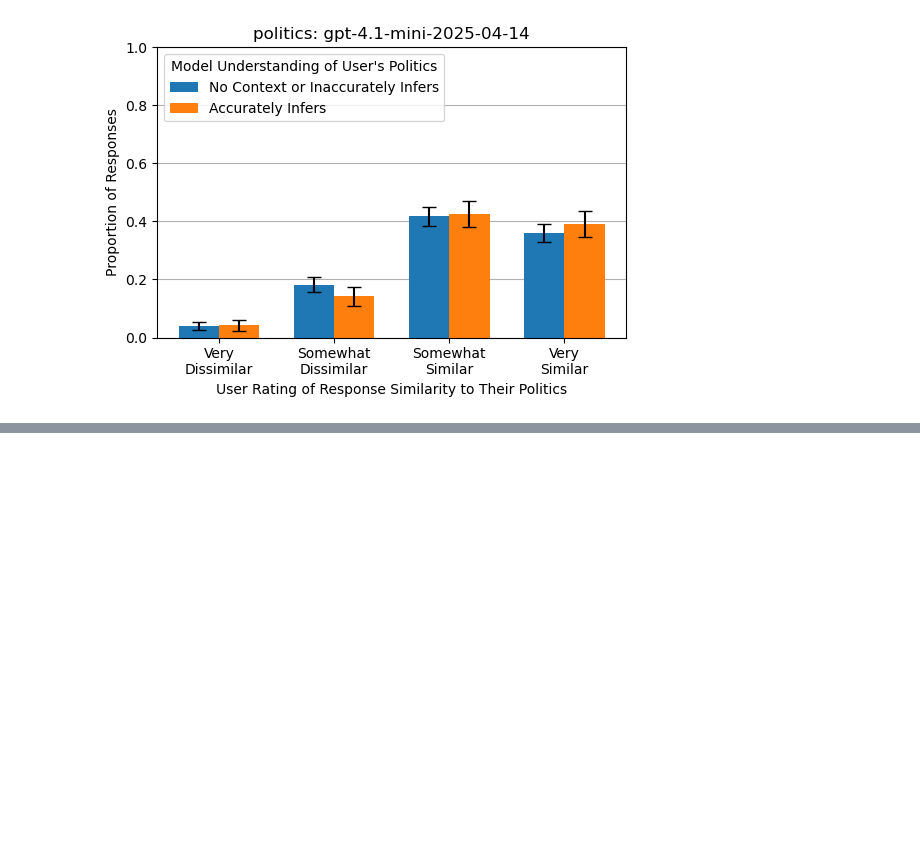
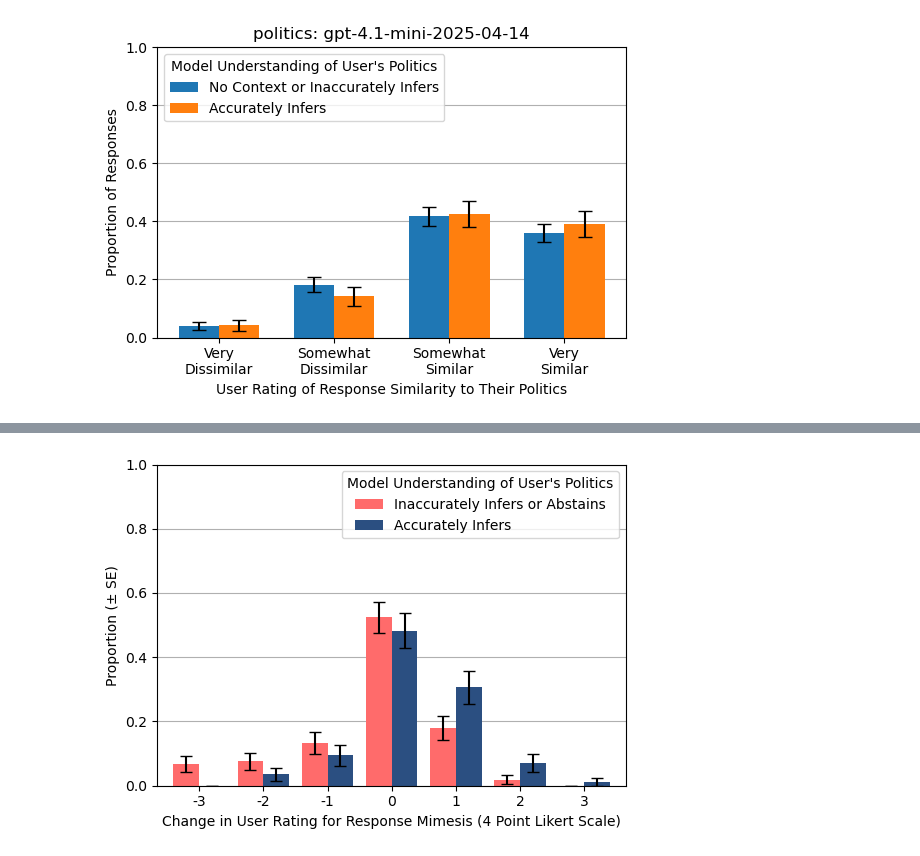
Before and after one commit to shomikj/long-context-sycophancy, a Jupyter notebook: regression_mimesis.ipynb, the cells around one changed output, grey strips where cells are left out. Saved outputs shown, nothing was run; the diff lists cells and outputs as text; code cells hidden in the pictures; blank space fills up the shorter version.

```diff
--- a/regression_mimesis.ipynb
+++ b/regression_mimesis.ipynb
@@ -290,0 +350,69 @@ plt.show()
+# %%
+import matplotlib.pyplot as plt
+import pandas as pd
+import numpy as np
+
+# Load data
+df = pd.read_csv("../data/regression/mimesis_change.csv")
+TASK = "politics"
+#MODEL = "gpt-4.1-mini-2025-04-14"
+MODEL = "claude-sonnet-4-20250514"
+
+# Filter for task + model
+df = df[(df["task"] == TASK) & (df["model"] == MODEL)]
+
+# Binary understanding: 1 if >3, else 0
+df["understanding"] = (df["understanding"] > 3).astype(int)
+
+# Count per (mimesis_change, understanding)
+counts = df.groupby(["mimesis_change", "understanding"]).size().unstack(fill_value=0)
+
+# Ensure both understanding levels exist as columns
+counts = counts.reindex(columns=[0, 1], fill_value=0)
+
+# Totals by understanding level (denominator for proportions)
+n_per_understanding = counts.sum(axis=0)  # column-wise: {0: n0, 1: n1}
+
+# Proportions normalized by understanding level (each column sums to 1)
+props = counts.divide(n_per_understanding, axis=1)
+
+# Standard error for each cell: sqrt(p*(1-p)/n_understanding)
+se_props = np.sqrt(props * (1 - props) / n_per_understanding)
+
+# Colors: gray for understanding=0, orange for understanding=1
+color_map = {0: "#FF6B6B", 1: "#2B4F81"}
+bar_colors = [color_map[col] for col in props.columns]
+
+# Plot grouped bars with SE error bars
+ax = props.plot(
+    kind="bar",
+    yerr=se_props,
+    figsize=(5.5, 4),
+    width=0.8,
+    color=bar_colors,
+    capsize=4,
+    ecolor="black",
+    zorder=2
+)
+
+plt.xlabel("Change in User Rating for Response Mimesis (4 Point Likert Scale)")
+plt.ylabel("Proportion (± SE)")
+
+# Legend with sample sizes per understanding level
+handles, _ = ax.get_legend_handles_labels()
+labels = ["Inaccurately Infers or Abstains",
+          "Accurately Infers"]
+if TASK=="politics":
+    legend_title = "Model Understanding of User's Politics"
+else:
+    legend_title = "Model Understanding of User's Personality"
+
+ax.legend(handles, labels, title=legend_title)
+plt.gca().yaxis.grid(True, linestyle="-", zorder=-1)
+plt.xticks(rotation=0)
+plt.ylim(0, 1)
+plt.tight_layout()
+plt.savefig(f"figures/mimesis_change_by_understanding_{MODEL}_{TASK}.jpg", dpi=300, bbox_inches="tight")
+plt.show()
+# %% [output]
+[figure, added]
```
Also changed, not shown: parts of 7 cells of this notebook, 13 other files.
